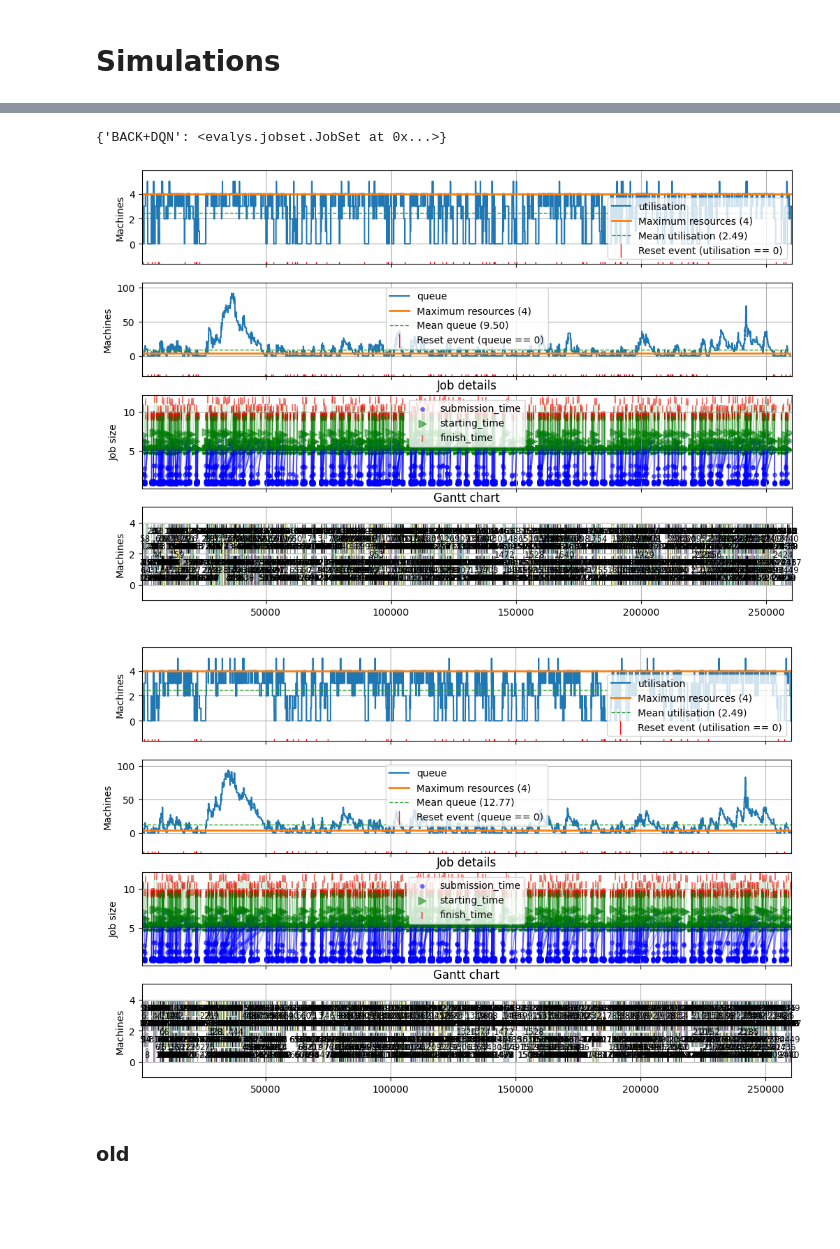
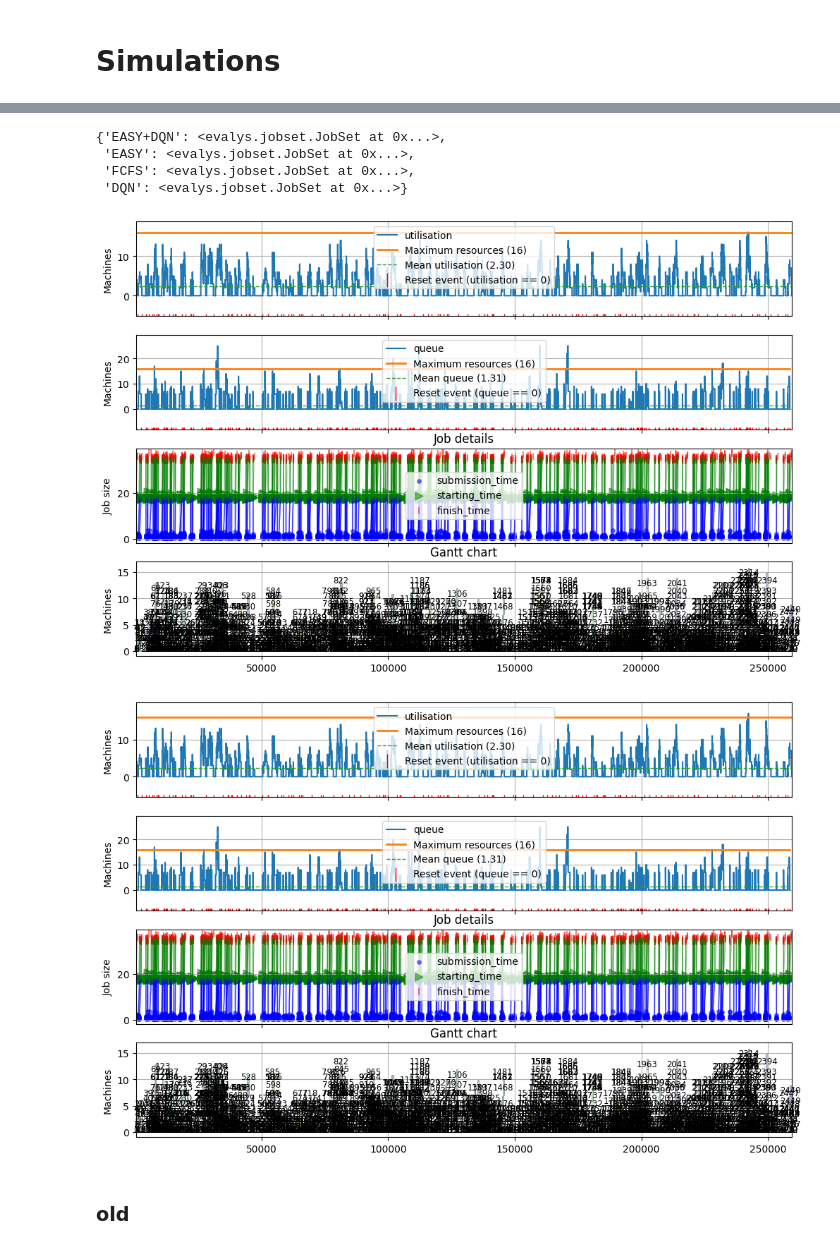
Before and after one commit to tanaxer01/bati-scheduler, a Jupyter notebook: Untitled.ipynb, the cells around one changed output, grey strips where cells are left out. Drawn from its saved outputs; the diff is of its cells as text; code cells hidden in the pictures; blank space fills up the shorter version.

```diff
--- a/Untitled.ipynb
+++ b/Untitled.ipynb
@@ -14,7 +14,7 @@ schedule_names = ['FCFS', 'DQN']
 
 pd.DataFrame.append = pd.DataFrame._append
 
-BASE_DIR = Path("./expe-out")
+BASE_DIR = Path("./expe-out/")
 # %% [markdown]
 # Simulations
 # %%
@@ -74,17 +74,20 @@ from analysis.visual import logs_to_jobset
 jobsets = logs_to_jobset(BASE_DIR)
 jobsets
 # %% [output]
-{'BACK+DQN': <evalys.jobset.JobSet at 0x...>}
+{'EASY+DQN': <evalys.jobset.JobSet at 0x...>,
+ 'EASY': <evalys.jobset.JobSet at 0x...>,
+ 'FCFS': <evalys.jobset.JobSet at 0x...>,
+ 'DQN': <evalys.jobset.JobSet at 0x...>}
 # %%
-jobsets["BACK+DQN"].plot(with_details=True)
+jobsets["DQN"].plot(with_details=True)
 plt.show()
 # %% [output]
-[figure, old version]
+[figure, new version]
 # %%
-jobsets["DQN"].plot(with_details=True)
+jobsets["FCFS"].plot(with_details=True)
 plt.show()
 # %% [output]
-[figure, old version]
+[figure, new version]
 # %% [markdown]
 ### old
 # %%
```
Also changed, not shown: parts of 8 cells of this notebook, 55 other files.
